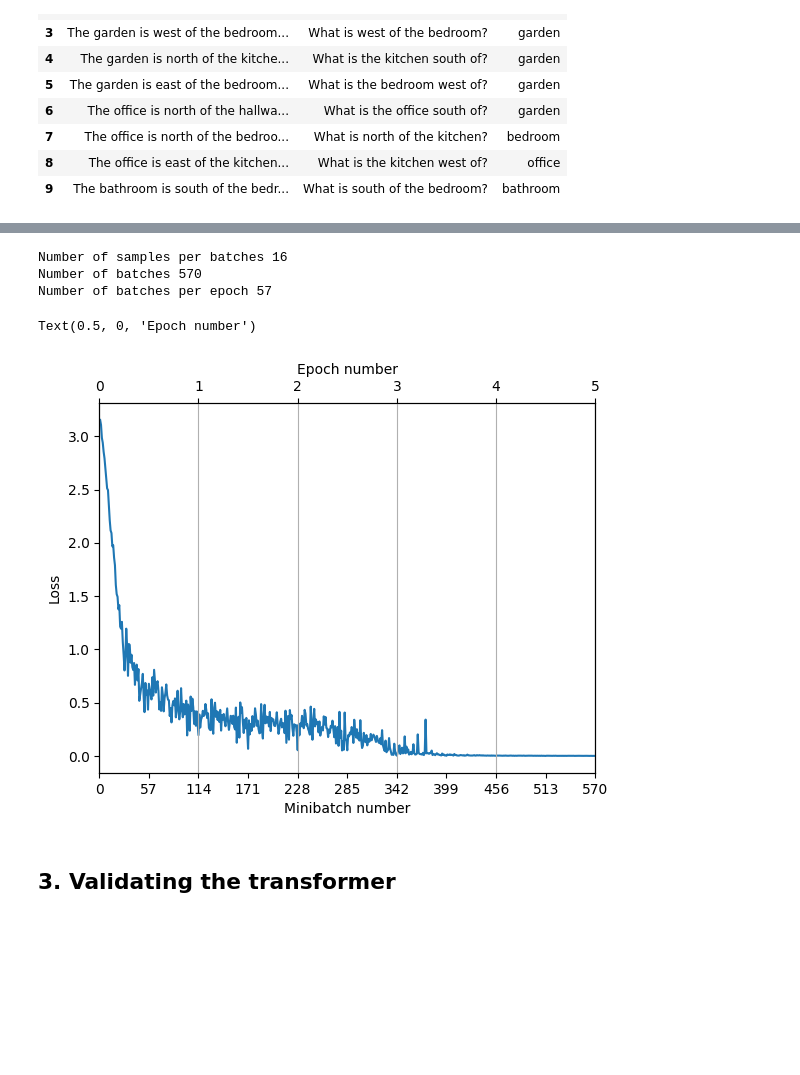
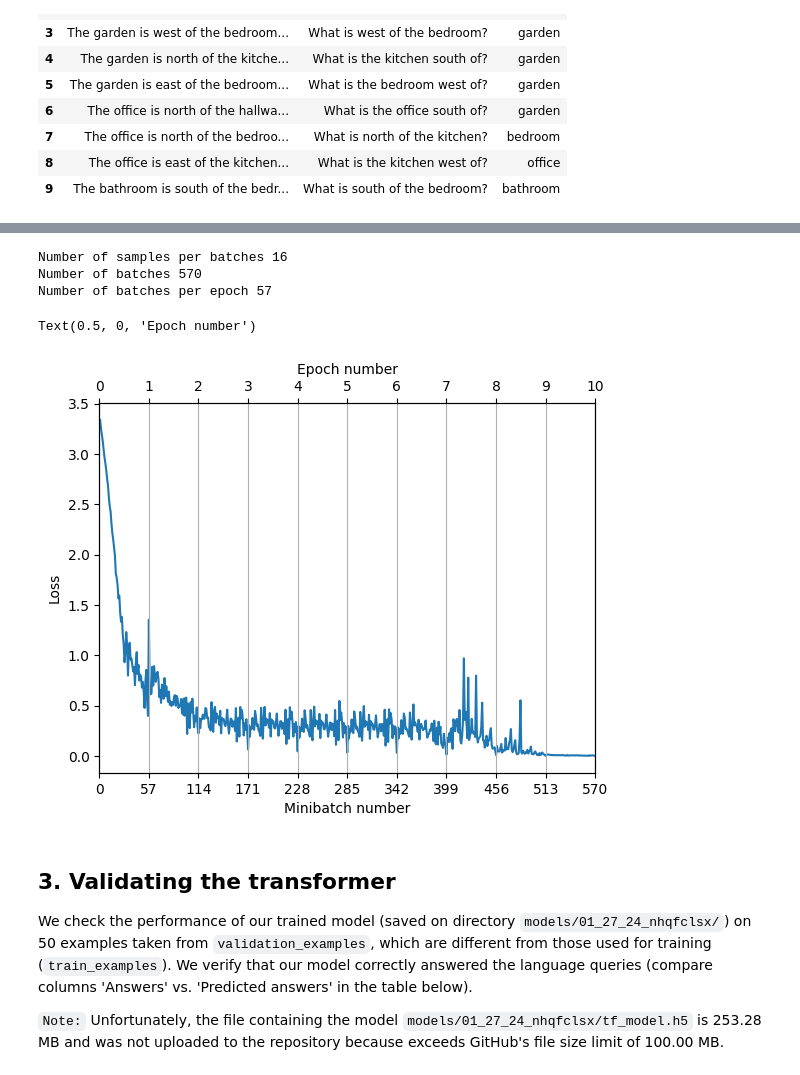
Before and after one commit to luis-agapito/AI_NaturalLanguage, a Jupyter notebook: notebooks/tensorflow_natural_language.ipynb, the cells around one changed output, grey strips where cells are left out. Cells and saved outputs as stored; diff of their text form; code cells hidden in the pictures; blank space fills up the shorter version.

```diff
--- a/notebooks/tensorflow_natural_language.ipynb
+++ b/notebooks/tensorflow_natural_language.ipynb
@@ -111,12 +100,5 @@ display(HTML(df.to_html().replace("\\n", "<br>") ))
 # %%
-
-hyperparams_filename = "../models/01_27_24_audrygtw.hparams"
-model_filename = "../models/01_27_24_audrygtw.keras"
-
-hyperparams_filename = "../models/01_27_24_pgzdxpvv.hparams"
-model_filename = "../models/01_27_24_pgzdxpvv.keras"
-
-model_dirname = "../models/01_27_24_nhqfclsx"
+hyperparams_filename = "../models/01_27_24_nhqfclsx.hparams"
 
 with open(hyperparams_filename, 'rb') as f:
     hyperparams = pickle.load(f)
@@ -124,36 +106,40 @@ with open(hyperparams_filename, 'rb') as f:
 history = hyperparams['history']
 batch_size = hyperparams['batch_size']
 num_epochs = hyperparams['num_epochs']
 losses = [tensor.numpy() for tensor in history]
 num_batches = len(losses)
 num_batches_per_epoch = int(num_batches / num_epochs)
 print(f'Number of samples per batches {batch_size}')
 print(f'Number of batches {num_batches}')
 print(f'Number of batches per epoch {num_batches_per_epoch}')
 
 
 fig = plt.figure()
 ax1 = fig.add_subplot(111)
 
 ax1.plot(range(1, num_batches+1), losses)
 ax1.set_xlim([0, num_batches])
 new_tick_locations = list(range(0, num_batches+1, num_batches_per_epoch))
 ax1.set_xticks(new_tick_locations)
 ax2 = ax1.twiny()
 
-ax2.set_xticks(b)
+ax2.set_xticks([x / num_batches_per_epoch for x in new_tick_locations])
 ax2.grid(axis='x')
 
 ax1.set_ylabel('Loss')
 ax1.set_xlabel('Minibatch number')
 ax2.set_xlabel('Epoch number')
 # %% [output]
 Number of samples per batches 16
 Number of batches 570
 Number of batches per epoch 57
 Text(0.5, 0, 'Epoch number')
-[figure, old version]
+[figure, new version]
-# %% [markdown]
-<a id='sec3'></a>
-## 3. Validating the transformer
+# %% [markdown]
+<a id='sec3'></a>
+## 3. Validating the transformer
+
+We check the performance of our trained model (saved on directory `models/01_27_24_nhqfclsx/`) on 50 examples taken from `validation_examples`, which are different from those used for training (`train_examples`).  We verify that our model correctly answered the language queries (compare columns 'Answers' vs. 'Predicted answers' in the table below).
+
+`Note:` Unfortunately, the file containing the model `models/01_27_24_nhqfclsx/tf_model.h5` is 253.28 MB and was not uploaded to the repository because exceeds GitHub's file size limit of 100.00 MB.
 # %%
```
Also changed, not shown: parts of 5 cells of this notebook, 1 other file.
